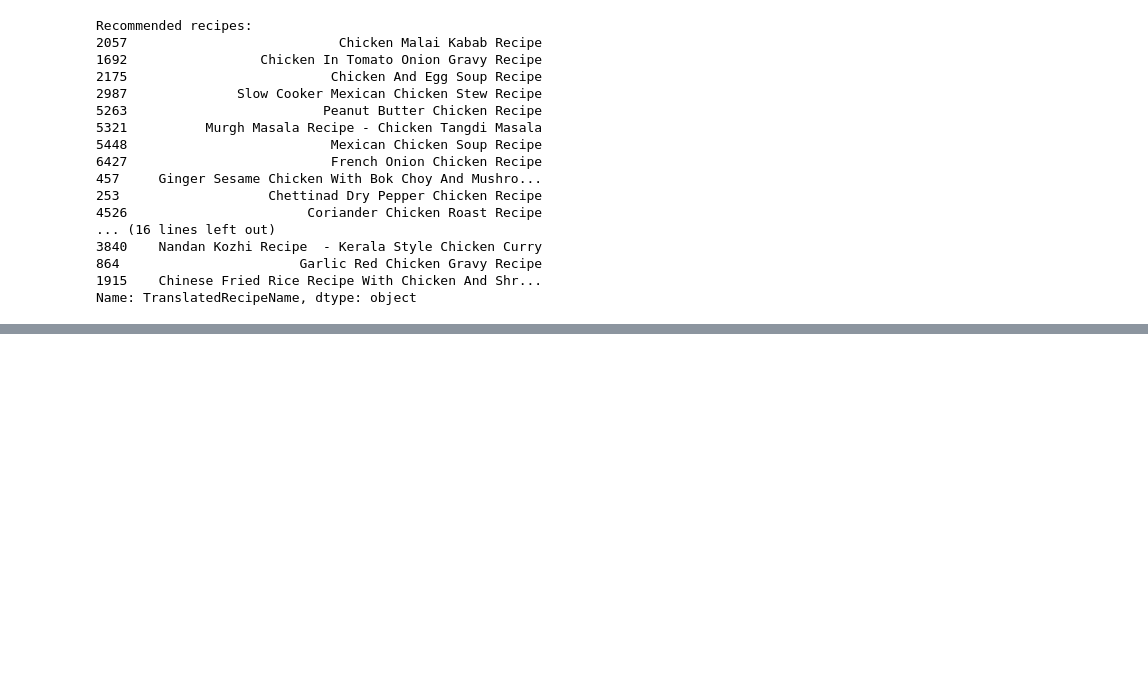
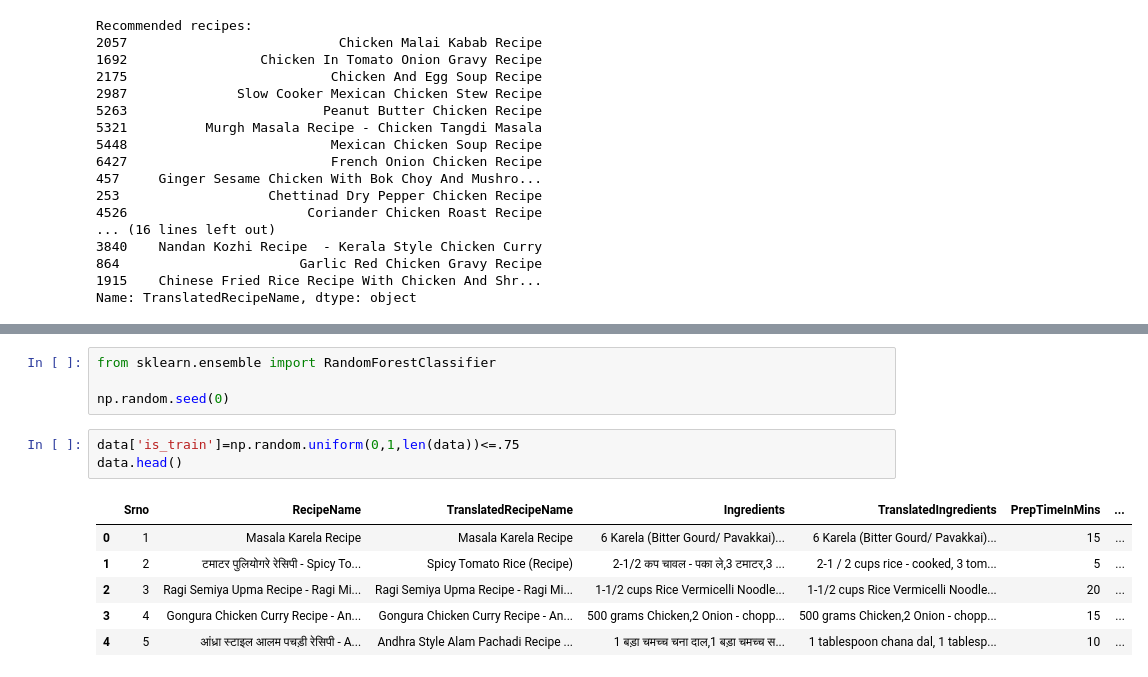
Before and after one commit to Ar-Srivas/MoodBasedFood, a Jupyter notebook: Moodbasdfood.ipynb, the cells around one changed output, grey strips where cells are left out. Drawn from its saved outputs; the diff is of its cells as text; blank space fills up the shorter version.

```diff
--- a/Moodbasdfood.ipynb
+++ b/Moodbasdfood.ipynb
@@ -77,0 +83,14 @@ Name: TranslatedRecipeName, dtype: object
+# %%
+from sklearn.ensemble import RandomForestClassifier
+
+np.random.seed(0)
+# %%
+data['is_train']=np.random.uniform(0,1,len(data))<=.75
+data.head()
+# %% [output]
+|  | Srno | RecipeName | TranslatedRecipeName | Ingredients | TranslatedIngredients | PrepTimeInMins | ... |
+| 0 | 1 | Masala Karela Recipe | Masala Karela Recipe | 6 Karela (Bitter Gourd/ Pavakkai)... | 6 Karela (Bitter Gourd/ Pavakkai)... | 15 | ... |
+| 1 | 2 | टमाटर पुलियोगरे रेसिपी - Spicy To... | Spicy Tomato Rice (Recipe) | 2-1/2 कप चावल - पका ले,3 टमाटर,3 ... | 2-1 / 2 cups rice - cooked, 3 tom... | 5 | ... |
+| 2 | 3 | Ragi Semiya Upma Recipe - Ragi Mi... | Ragi Semiya Upma Recipe - Ragi Mi... | 1-1/2 cups Rice Vermicelli Noodle... | 1-1/2 cups Rice Vermicelli Noodle... | 20 | ... |
+| 3 | 4 | Gongura Chicken Curry Recipe - An... | Gongura Chicken Curry Recipe - An... | 500 grams Chicken,2 Onion - chopp... | 500 grams Chicken,2 Onion - chopp... | 15 | ... |
+| 4 | 5 | आंध्रा स्टाइल आलम पचड़ी रेसिपी - A... | Andhra Style Alam Pachadi Recipe ... | 1 बड़ा चमच्च चना दाल,1 बड़ा चमच्च स... | 1 tablespoon chana dal, 1 tablesp... | 10 | ... |
```
Also changed, not shown: parts of 14 cells of this notebook, 1 other file.
